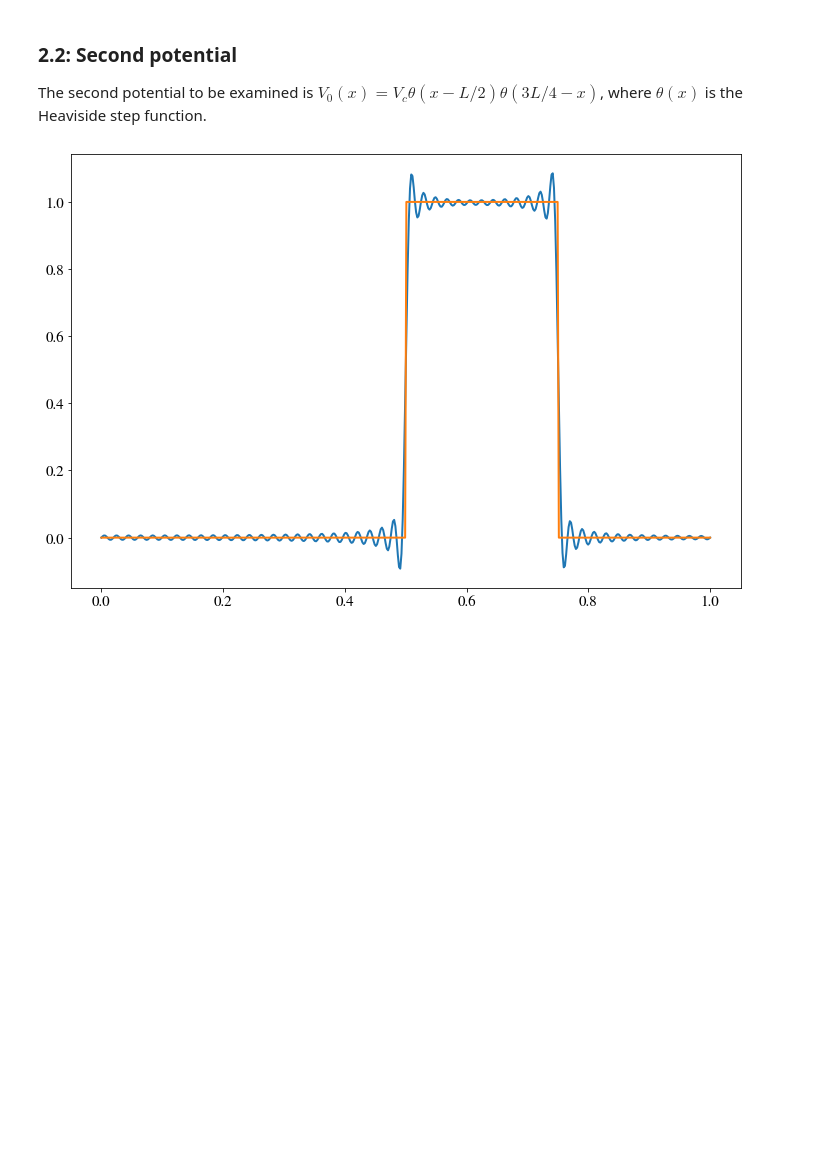
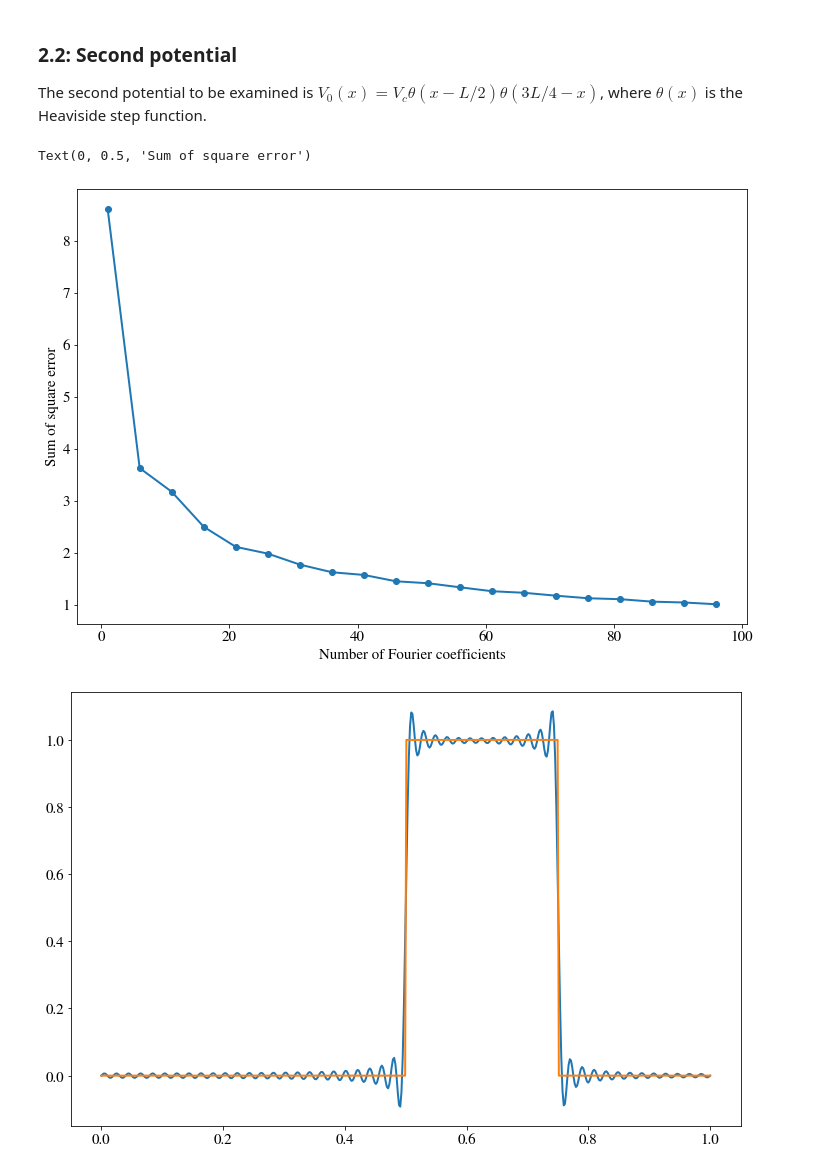
Before and after one commit to sindrelothe/TFY4240, a Jupyter notebook: Project/01-Project_test.ipynb, the cells around one changed output. Cells and saved outputs as stored; diff of their text form; code cells hidden in the pictures; blank space fills up the shorter version.

Commit message:
Finished theory and added convergence analysis

```diff
--- a/Project/01-Project_test.ipynb
+++ b/Project/01-Project_test.ipynb
@@ -178,6 +192,15 @@ def V2(xi: float) -> float:
     return np.heaviside(xi - 0.5, 0.5)*np.heaviside(0.75 - xi, 0.5)
 
 V_matrix, Ex_matrix, Ey_matrix, xx, yy = calculatePotentialAndEField(N, M, V2)
+# %%
+error_array, N_array = findConvergenceErrors(N, M, V2, 5)
+# %%
+plt.plot(N_array, error_array, "o-")
+plt.xlabel("Number of Fourier coefficients")
+plt.ylabel("Sum of square error")
+# %% [output]
+Text(0, 0.5, 'Sum of square error')
+[figure, added]
 # %%
 plt.plot(xx[0], V_matrix[-1, :])
 plt.plot(xx[0], V2(xx[0]))
```
Also changed, not shown: parts of 3 cells of this notebook.
